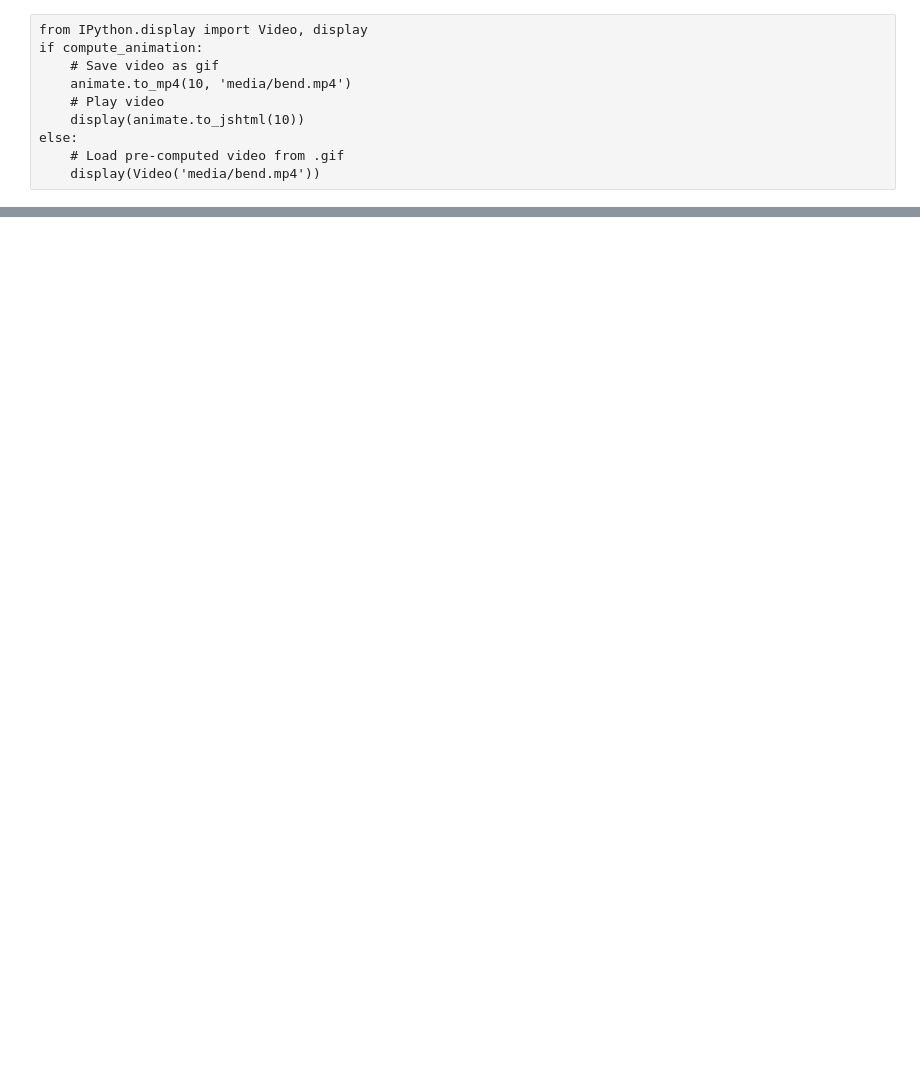
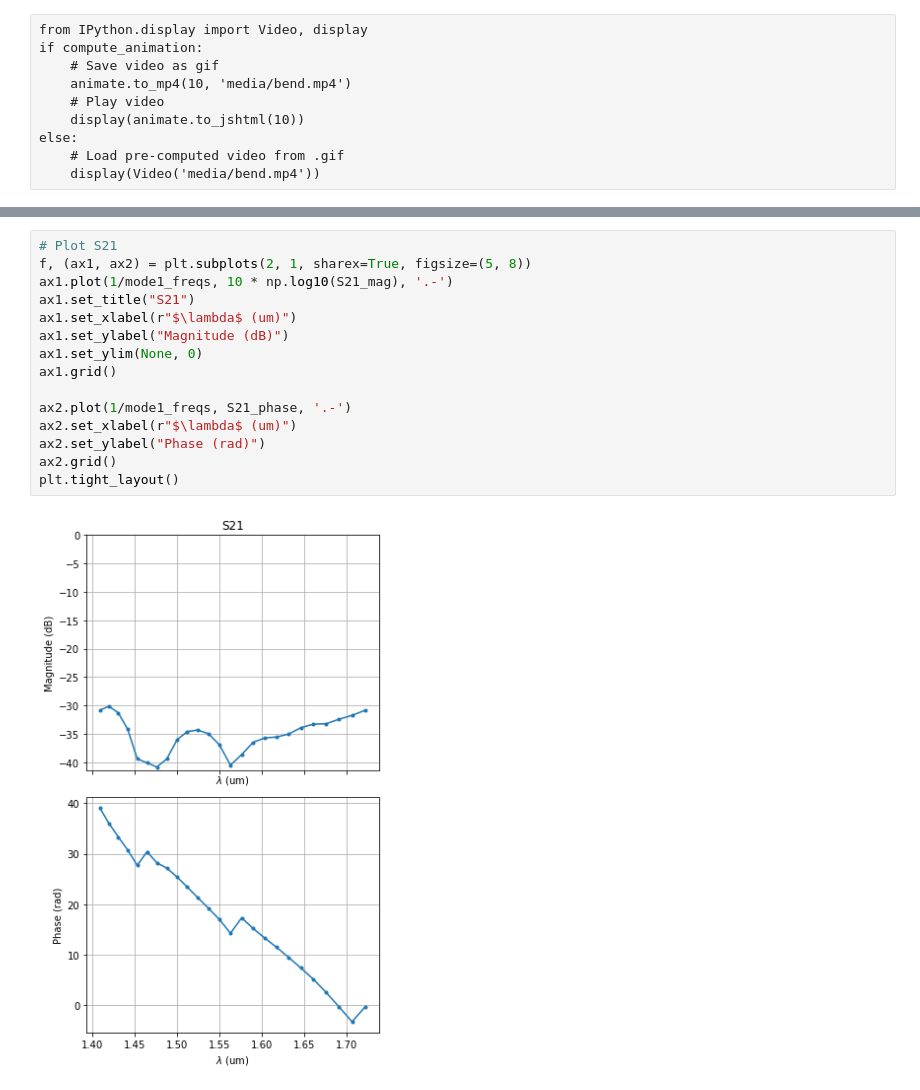
Before and after one commit to simbilod/ELE559-simulations, a Jupyter notebook: B. Waveguide Point Coupler.ipynb, the cells around one changed output, grey strips where cells are left out. Saved outputs shown, nothing was run; the diff lists cells and outputs as text; blank space fills up the shorter version.

```diff
--- a/B. Waveguide Point Coupler.ipynb
+++ b/B. Waveguide Point Coupler.ipynb
@@ -488,0 +517,17 @@ plt.tight_layout()
+# %%
+# Plot S21
+f, (ax1, ax2) = plt.subplots(2, 1, sharex=True, figsize=(5, 8))
+ax1.plot(1/mode1_freqs, 10 * np.log10(S21_mag), '.-')
+ax1.set_title("S21")
+ax1.set_xlabel(r"$\lambda$ (um)")
+ax1.set_ylabel("Magnitude (dB)")
+ax1.set_ylim(None, 0)
+ax1.grid()
+
+ax2.plot(1/mode1_freqs, S21_phase, '.-')
+ax2.set_xlabel(r"$\lambda$ (um)")
+ax2.set_ylabel("Phase (rad)")
+ax2.grid()
+plt.tight_layout()
+# %% [output]
+[figure, added]
```
Also changed, not shown: parts of 21 cells of this notebook, 1 other file.
